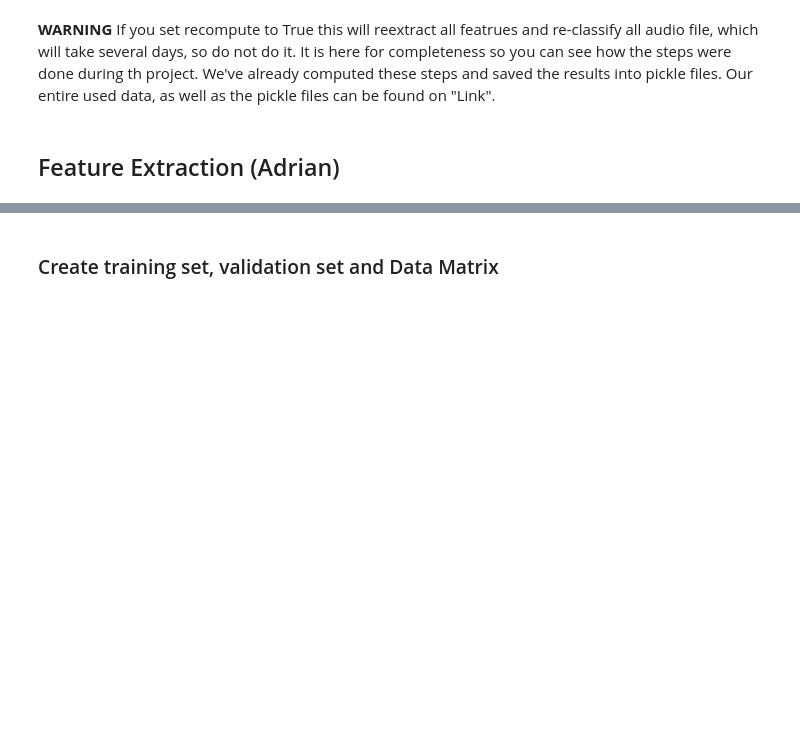
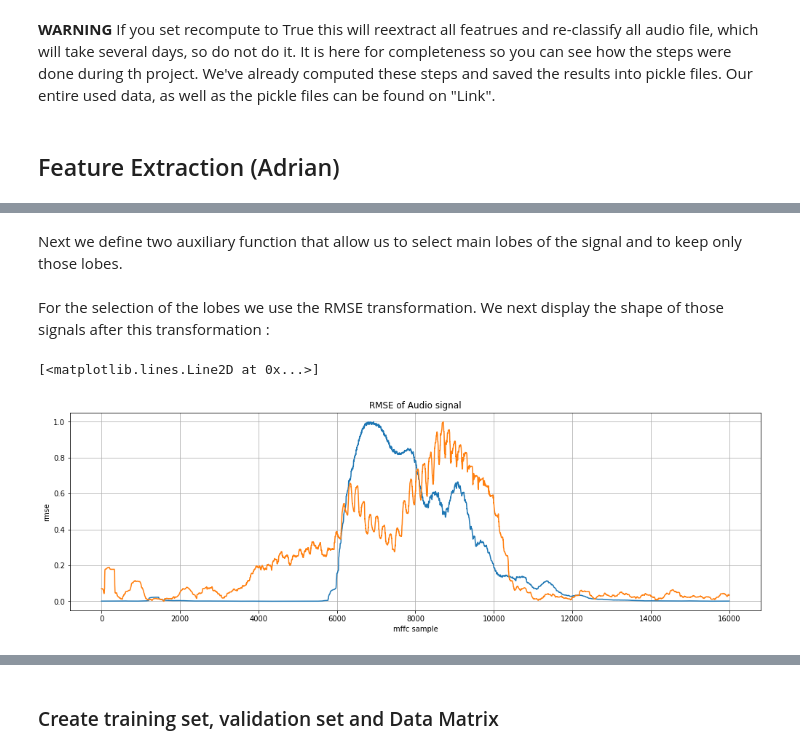
Before and after one commit to adrianlwn/NTDS-Speech-Recognition-Challenge, a Jupyter notebook: SpeechRecognition_main.ipynb, the cells around one changed output, grey strips where cells are left out. Saved outputs shown, nothing was run; the diff lists cells and outputs as text; code cells hidden in the pictures; blank space fills up the shorter version.

```diff
--- a/SpeechRecognition_main.ipynb
+++ b/SpeechRecognition_main.ipynb
@@ -89,0 +179,2 @@ Load the pickle with all features in them,...
+# %% [markdown]
+Next we define two auxiliary function that allow us to select main lobes of the signal and to keep only those lobes.
@@ -89,0 +247,19 @@ Load the pickle with all features in them,...
+# %% [markdown]
+For the selection of the lobes we use the RMSE transformation. We next display the shape of those signals after this transformation :
+# %%
+rmse_audio_1 = librosa.feature.rmse(audio_1, hop_length = 1, frame_length=int(2048/8)).reshape(-1,)
+rmse_audio_1 -= np.min(rmse_audio_1)
+rmse_audio_1 /= np.max(rmse_audio_1)
+plt.plot(rmse_audio_1)
+plt.grid()
+plt.title('RMSE of Audio signal')
+plt.xlabel('mffc sample')
+plt.ylabel('rmse')
+plt.hold
+rmse_audio_2 = librosa.feature.rmse(audio_2, hop_length = 1,  frame_length=int(2048/8)).reshape(-1,)
+rmse_audio_2 -= np.min(rmse_audio_2)
+rmse_audio_2 /= np.max(rmse_audio_2)
+plt.plot(rmse_audio_2)
+# %% [output]
+[<matplotlib.lines.Line2D at 0x...>]
+[figure, added]
```
Also changed, not shown: parts of 61 cells of this notebook.
